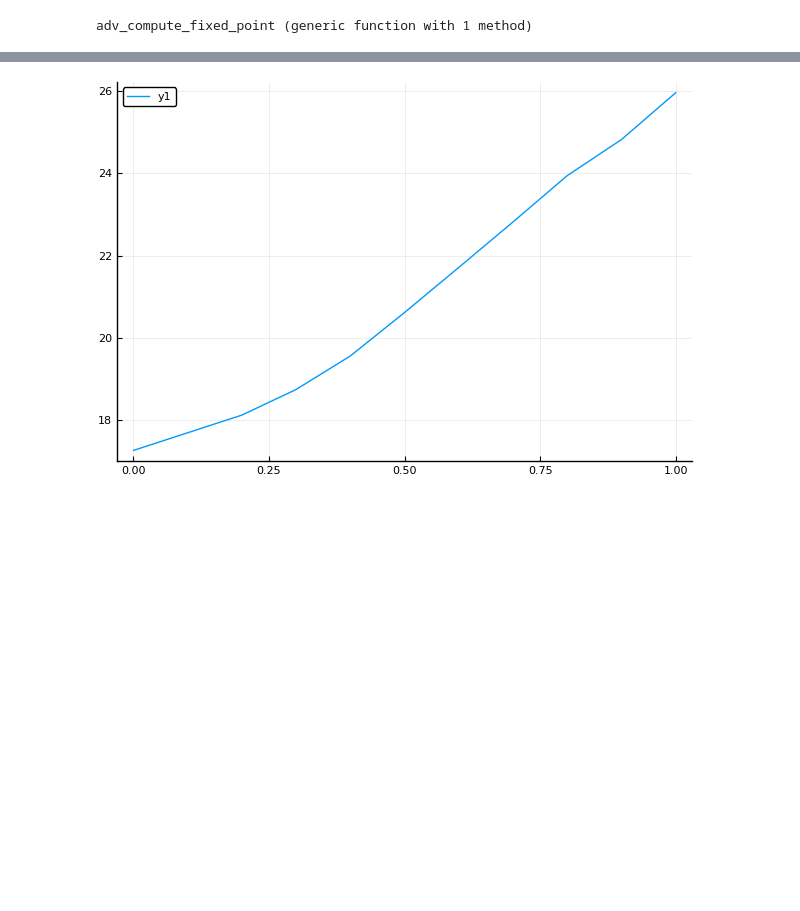
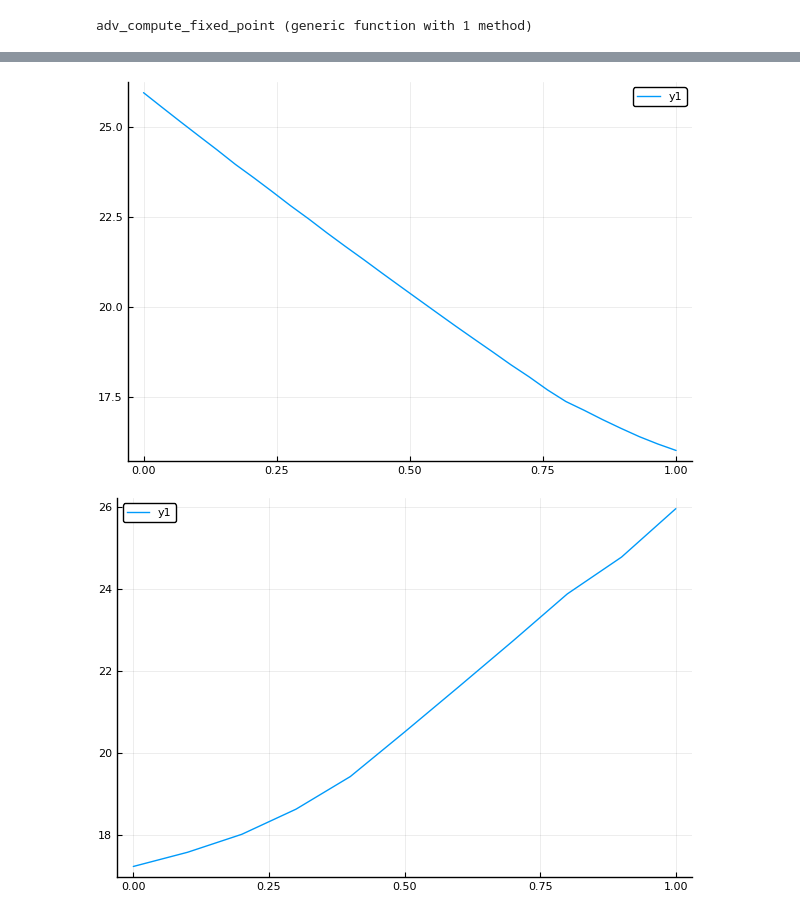
Before and after one commit to cdagnino/LearningModels, a Jupyter notebook: Notebooks/gh_aguirregabiria_julia.ipynb, the cells around one changed output, grey strips where cells are left out. Drawn from its saved outputs; the diff is of its cells as text; code cells hidden in the pictures; blank space fills up the shorter version.

```diff
--- a/Notebooks/gh_aguirregabiria_julia.ipynb
+++ b/Notebooks/gh_aguirregabiria_julia.ipynb
@@ -206,3 +199,10 @@ plot(0:0.1:1, valuef_values)
+# %%
+lambdas_selected = [[i, 0.9*(1-i), 0.1*(1-i)] for i in linspace(1, 0, 30)]
+
+valuef_values = V.(lambdas_selected)
+plot(linspace(0., 1., 30), valuef_values)
+# %% [output]
+[figure, added]
 # %%
 lambdas_selected = [[0.0, 0.5, 0.5],
                     [0.1, 0.5, 0.4],
```
Also changed, not shown: parts of 11 cells of this notebook, 4 other files.
